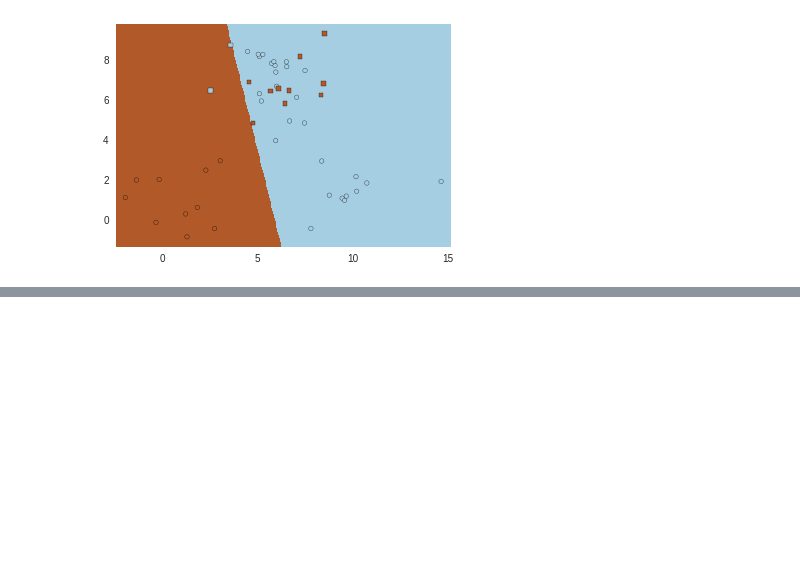
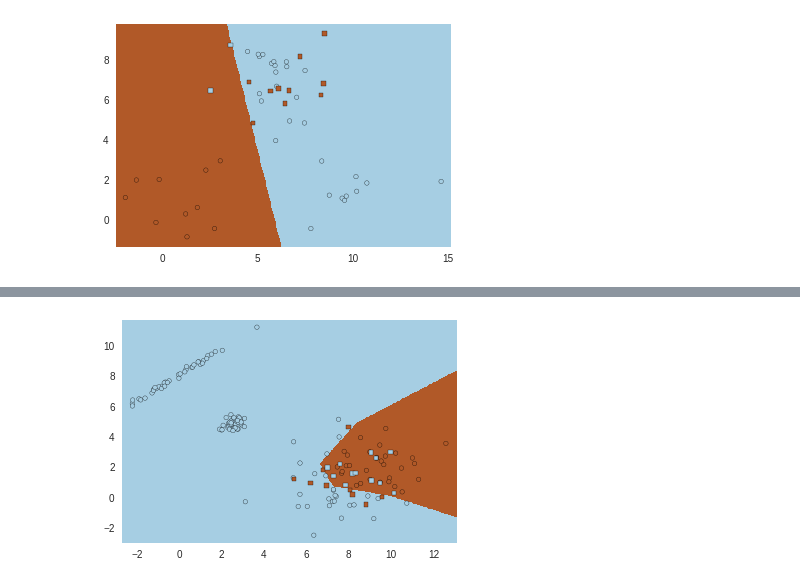
Before and after one commit to nmiculinic/du-fer, a Jupyter notebook: Lab1.ipynb, the cells around one changed output, grey strips where cells are left out. Drawn from its saved outputs; the diff is of its cells as text; code cells hidden in the pictures; blank space fills up the shorter version.

```diff
--- a/Lab1.ipynb
+++ b/Lab1.ipynb
@@ -43,0 +91,5 @@ avg / total       0.78      0.76      0.74        50
+# %%
+data.graph_data_pred(X, Y, tflr)
+tflr.sess.close()
+# %% [output]
+[figure, added]
```
Also changed, not shown: parts of 19 cells of this notebook, 38 other files.
